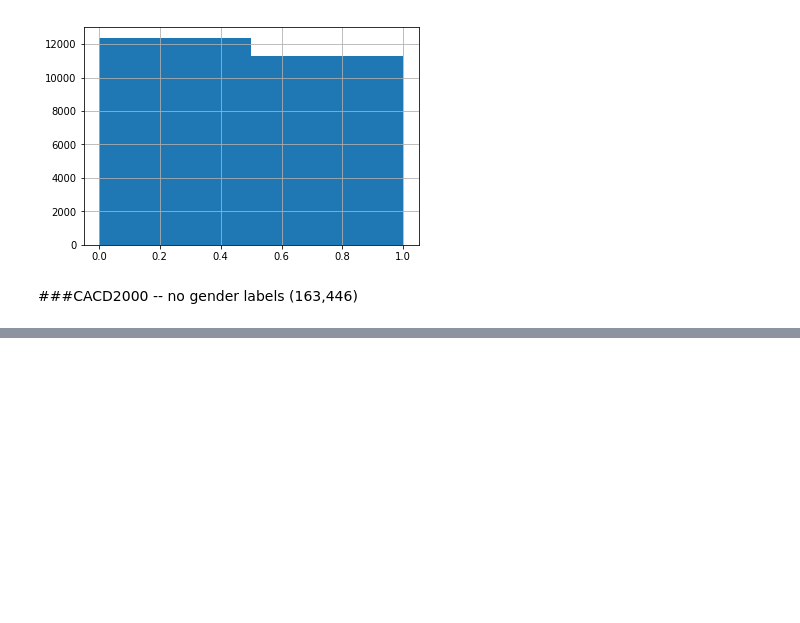
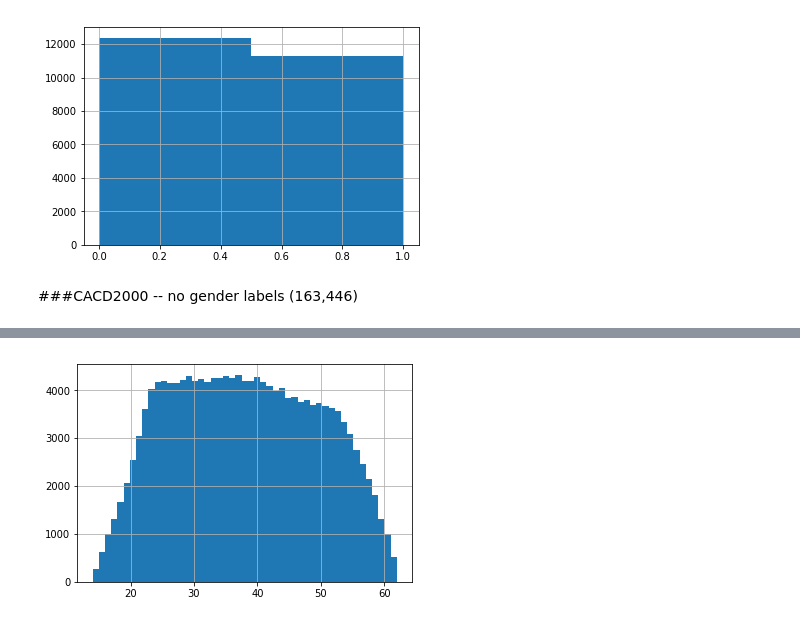
Before and after one commit to nalibjchn/FaceAgingGANs, a Jupyter notebook: DataProcess_FaceAlignment/Analysis_DATASET(IMDBWIKI+UTKFace+CACD2000).ipynb, the cells around one changed output, grey strips where cells are left out. Cells and saved outputs as stored; diff of their text form; code cells hidden in the pictures; blank space fills up the shorter version.

```diff
--- a/DataProcess_FaceAlignment/Analysis_DATASET(IMDBWIKI+UTKFace+CACD2000).ipynb
+++ b/DataProcess_FaceAlignment/Analysis_DATASET(IMDBWIKI+UTKFace+CACD2000).ipynb
@@ -161,4 +157,5 @@ cp ./drive/'My Drive'/Test_DATA/CACD2000.tar.gz ./
 # %%
 import os
-file_path = 'CACD2000'
+file_path = 'training_CACD_align'
 num_CACD = len(os.listdir(file_path))
+num_CACD
@@ -178,3 +178,5 @@ for i in range(0, num_CACD):
   list = name.split('_')
   if(len(list) != 0):
     age.append(int(list[0]))
+  if i%1000==0:
+    print(len(age))
@@ -189,2 +202,4 @@ df_cacd.head()
 # %%
-cacd_gender_hist = df_cacd['age'].hist(bins=df['age'].nunique())
+cacd_gender_hist = df_cacd['age'].hist(bins=df_cacd['age'].nunique())
+# %% [output]
+[figure, added]
```
Also changed, not shown: parts of 12 cells of this notebook.
